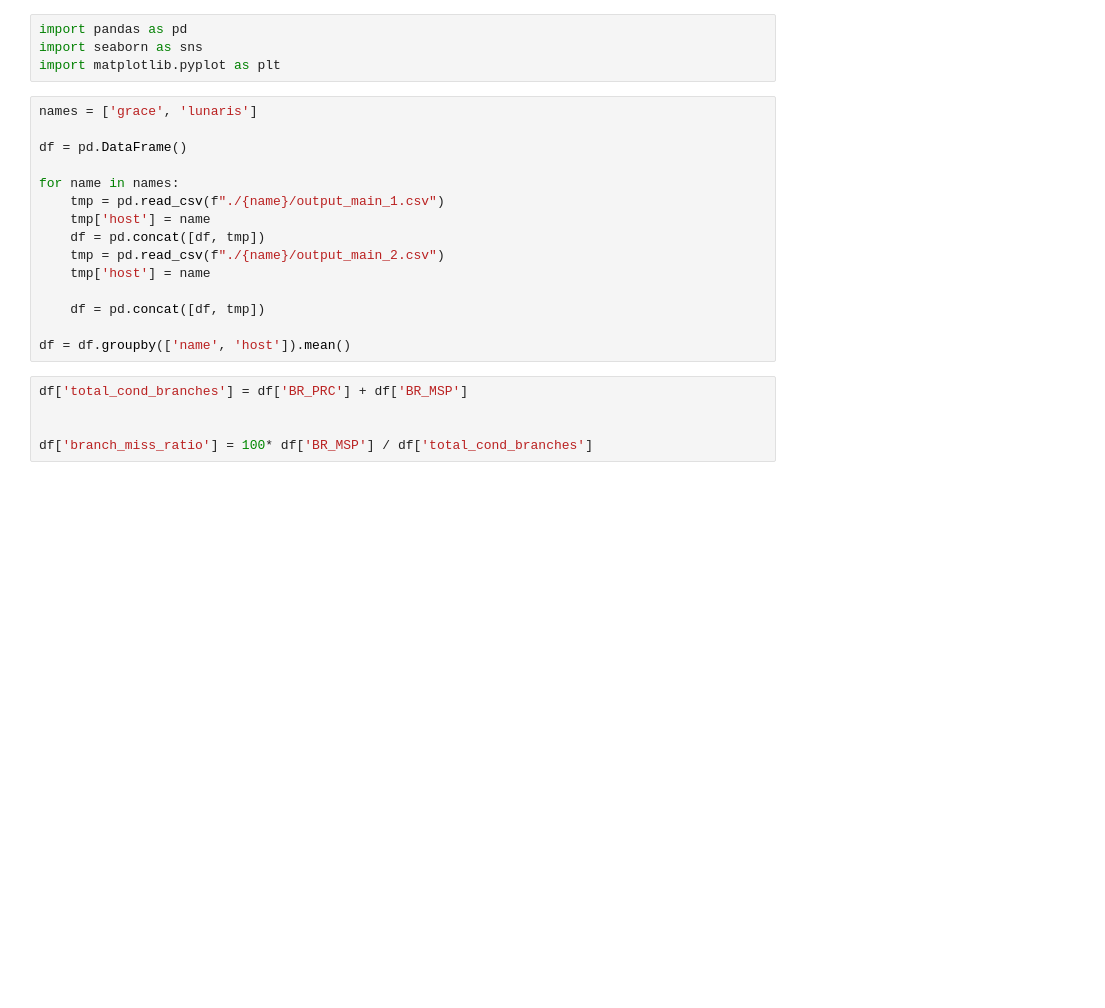
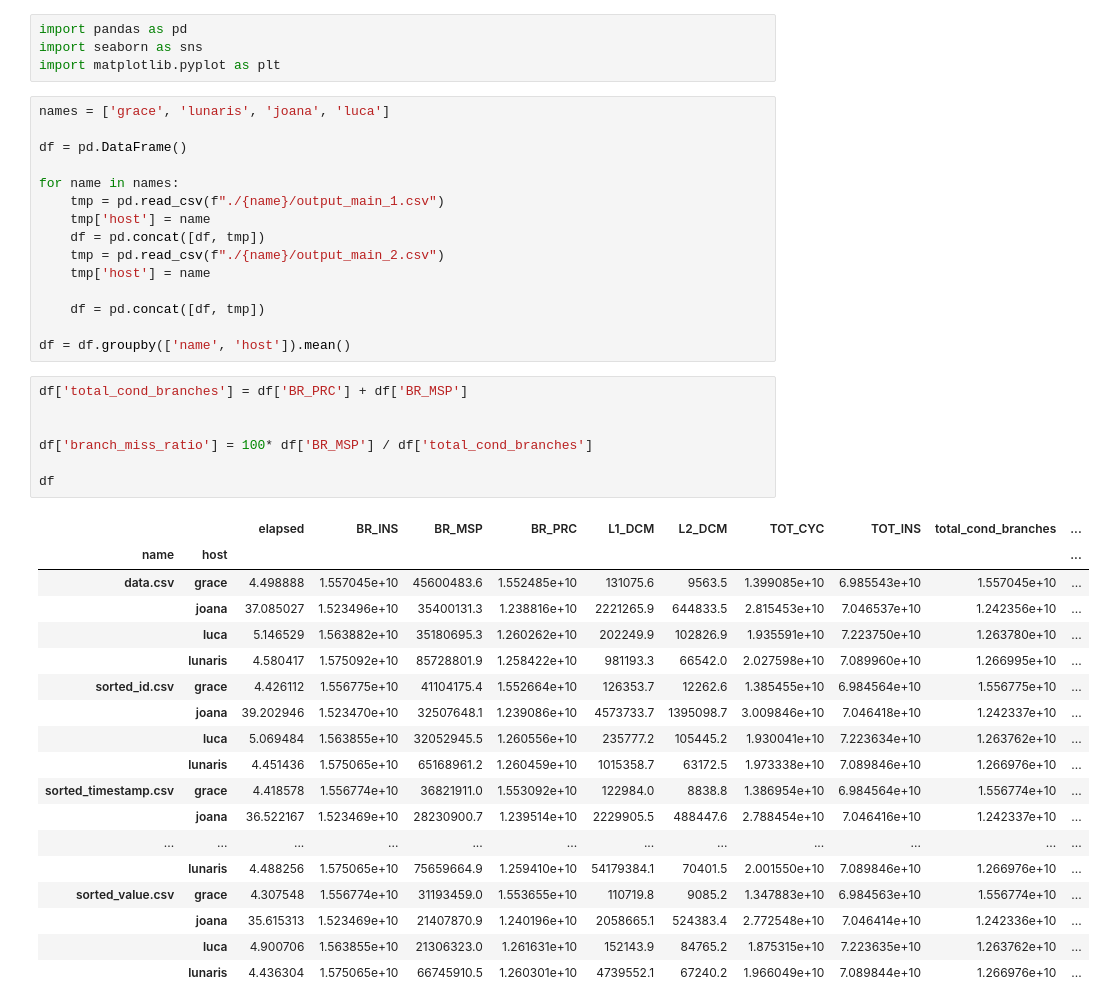
Before and after one commit to matheus-mcosta/arq-avan, a Jupyter notebook: trab1/visual.ipynb, the cells around one changed output. Drawn from its saved outputs; the diff is of its cells as text; blank space fills up the shorter version.

```diff
--- a/trab1/visual.ipynb
+++ b/trab1/visual.ipynb
@@ -3,7 +3,7 @@ import pandas as pd
 import seaborn as sns
 import matplotlib.pyplot as plt
 # %%
-names = ['grace', 'lunaris']
+names = ['grace', 'lunaris', 'joana', 'luca']
 
 df = pd.DataFrame()
 
@@ -20,8 +20,29 @@ df = df.groupby(['name', 'host']).mean()
 # %%
 df['total_cond_branches'] = df['BR_PRC'] + df['BR_MSP']
 
 
 df['branch_miss_ratio'] = 100* df['BR_MSP'] / df['total_cond_branches']
+
+df
+# %% [output]
+|  |  | elapsed | BR_INS | BR_MSP | BR_PRC | L1_DCM | L2_DCM | TOT_CYC | TOT_INS | total_cond_branches | ... |
+| name | host |  |  |  |  |  |  |  |  |  | ... |
+| data.csv | grace | 4.498888 | 1.557045e+10 | 45600483.6 | 1.552485e+10 | 131075.6 | 9563.5 | 1.399085e+10 | 6.985543e+10 | 1.557045e+10 | ... |
+|  | joana | 37.085027 | 1.523496e+10 | 35400131.3 | 1.238816e+10 | 2221265.9 | 644833.5 | 2.815453e+10 | 7.046537e+10 | 1.242356e+10 | ... |
+|  | luca | 5.146529 | 1.563882e+10 | 35180695.3 | 1.260262e+10 | 202249.9 | 102826.9 | 1.935591e+10 | 7.223750e+10 | 1.263780e+10 | ... |
+|  | lunaris | 4.580417 | 1.575092e+10 | 85728801.9 | 1.258422e+10 | 981193.3 | 66542.0 | 2.027598e+10 | 7.089960e+10 | 1.266995e+10 | ... |
+| sorted_id.csv | grace | 4.426112 | 1.556775e+10 | 41104175.4 | 1.552664e+10 | 126353.7 | 12262.6 | 1.385455e+10 | 6.984564e+10 | 1.556775e+10 | ... |
+|  | joana | 39.202946 | 1.523470e+10 | 32507648.1 | 1.239086e+10 | 4573733.7 | 1395098.7 | 3.009846e+10 | 7.046418e+10 | 1.242337e+10 | ... |
+|  | luca | 5.069484 | 1.563855e+10 | 32052945.5 | 1.260556e+10 | 235777.2 | 105445.2 | 1.930041e+10 | 7.223634e+10 | 1.263762e+10 | ... |
+|  | lunaris | 4.451436 | 1.575065e+10 | 65168961.2 | 1.260459e+10 | 1015358.7 | 63172.5 | 1.973338e+10 | 7.089846e+10 | 1.266976e+10 | ... |
+| sorted_timestamp.csv | grace | 4.418578 | 1.556774e+10 | 36821911.0 | 1.553092e+10 | 122984.0 | 8838.8 | 1.386954e+10 | 6.984564e+10 | 1.556774e+10 | ... |
+|  | joana | 36.522167 | 1.523469e+10 | 28230900.7 | 1.239514e+10 | 2229905.5 | 488447.6 | 2.788454e+10 | 7.046416e+10 | 1.242337e+10 | ... |
+| ... | ... | ... | ... | ... | ... | ... | ... | ... | ... | ... | ... |
+|  | lunaris | 4.488256 | 1.575065e+10 | 75659664.9 | 1.259410e+10 | 54179384.1 | 70401.5 | 2.001550e+10 | 7.089846e+10 | 1.266976e+10 | ... |
+| sorted_value.csv | grace | 4.307548 | 1.556774e+10 | 31193459.0 | 1.553655e+10 | 110719.8 | 9085.2 | 1.347883e+10 | 6.984563e+10 | 1.556774e+10 | ... |
+|  | joana | 35.615313 | 1.523469e+10 | 21407870.9 | 1.240196e+10 | 2058665.1 | 524383.4 | 2.772548e+10 | 7.046414e+10 | 1.242336e+10 | ... |
+|  | luca | 4.900706 | 1.563855e+10 | 21306323.0 | 1.261631e+10 | 152143.9 | 84765.2 | 1.875315e+10 | 7.223635e+10 | 1.263762e+10 | ... |
+|  | lunaris | 4.436304 | 1.575065e+10 | 66745910.5 | 1.260301e+10 | 4739552.1 | 67240.2 | 1.966049e+10 | 7.089844e+10 | 1.266976e+10 | ... |
 # %%
 sns.catplot(data=df,
             x='name',
```
Also changed, not shown: parts of 6 cells of this notebook, 4 other files.
